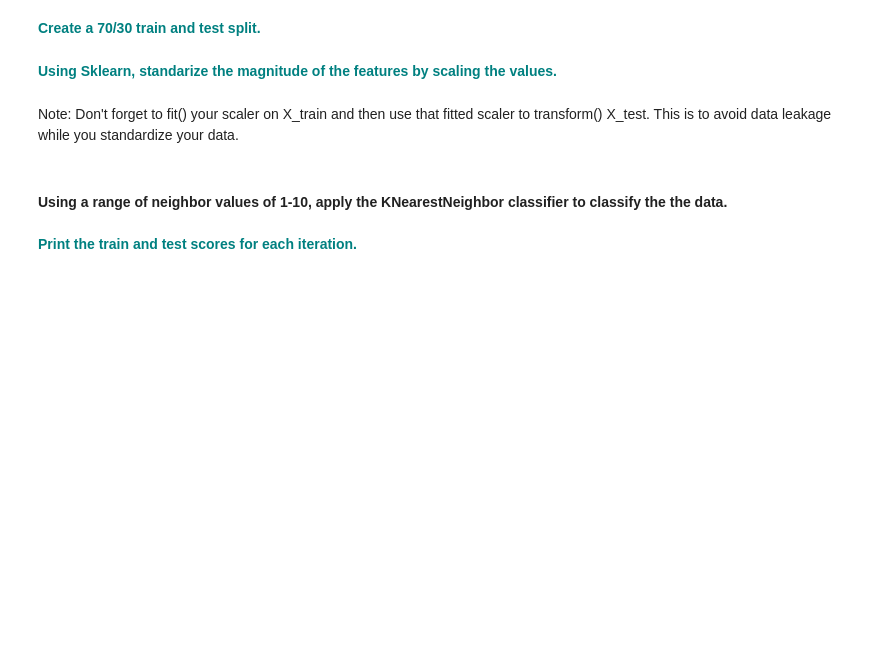
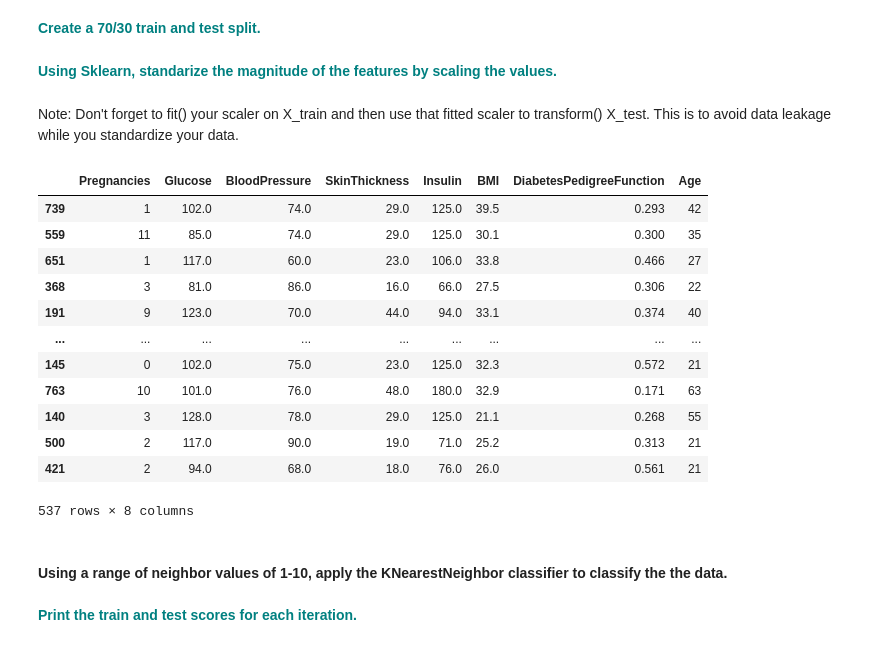
Before and after one commit to titansat74/Projects, a Jupyter notebook: Case Studies/K-Nearest_Neighbors/GridSearchKNN_Case_Study.ipynb, the cells around one changed output. Drawn from its saved outputs; the diff is of its cells as text; code cells hidden in the pictures; blank space fills up the shorter version.

```diff
--- a/Case Studies/K-Nearest_Neighbors/GridSearchKNN_Case_Study.ipynb
+++ b/Case Studies/K-Nearest_Neighbors/GridSearchKNN_Case_Study.ipynb
@@ -87,8 +107,30 @@ Correlation between various features
 # %% [markdown]
 **<font color='teal'> Define the `y` variable as the `Outcome` column.</font>**
+# %%
+y = diabetes_data['Outcome']
 # %% [markdown]
 **<font color='teal'> Create a 70/30 train and test split. </font>**
+# %%
+from sklearn.model_selection import train_test_split
+X = diabetes_data.iloc[:,:-1]
+X_train, X_test, y_train, y_test = train_test_split(X, y, test_size=0.3, random_state=30)
 # %% [markdown]
 **<font color='teal'> Using Sklearn, standarize the magnitude of the features by scaling the values. </font>**
 # %% [markdown]
 Note: Don't forget to fit() your scaler on X_train and then use that fitted scaler to transform() X_test. This is to avoid data leakage while you standardize your data.
+# %%
+X_train
+# %% [output]
+|  | Pregnancies | Glucose | BloodPressure | SkinThickness | Insulin | BMI | DiabetesPedigreeFunction | Age |
+| 739 | 1 | 102.0 | 74.0 | 29.0 | 125.0 | 39.5 | 0.293 | 42 |
+| 559 | 11 | 85.0 | 74.0 | 29.0 | 125.0 | 30.1 | 0.300 | 35 |
+| 651 | 1 | 117.0 | 60.0 | 23.0 | 106.0 | 33.8 | 0.466 | 27 |
+| 368 | 3 | 81.0 | 86.0 | 16.0 | 66.0 | 27.5 | 0.306 | 22 |
+| 191 | 9 | 123.0 | 70.0 | 44.0 | 94.0 | 33.1 | 0.374 | 40 |
+| ... | ... | ... | ... | ... | ... | ... | ... | ... |
+| 145 | 0 | 102.0 | 75.0 | 23.0 | 125.0 | 32.3 | 0.572 | 21 |
+| 763 | 10 | 101.0 | 76.0 | 48.0 | 180.0 | 32.9 | 0.171 | 63 |
+| 140 | 3 | 128.0 | 78.0 | 29.0 | 125.0 | 21.1 | 0.268 | 55 |
+| 500 | 2 | 117.0 | 90.0 | 19.0 | 71.0 | 25.2 | 0.313 | 21 |
+| 421 | 2 | 94.0 | 68.0 | 18.0 | 76.0 | 26.0 | 0.561 | 21 |
+537 rows × 8 columns
```
Also changed, not shown: parts of 8 cells of this notebook.
